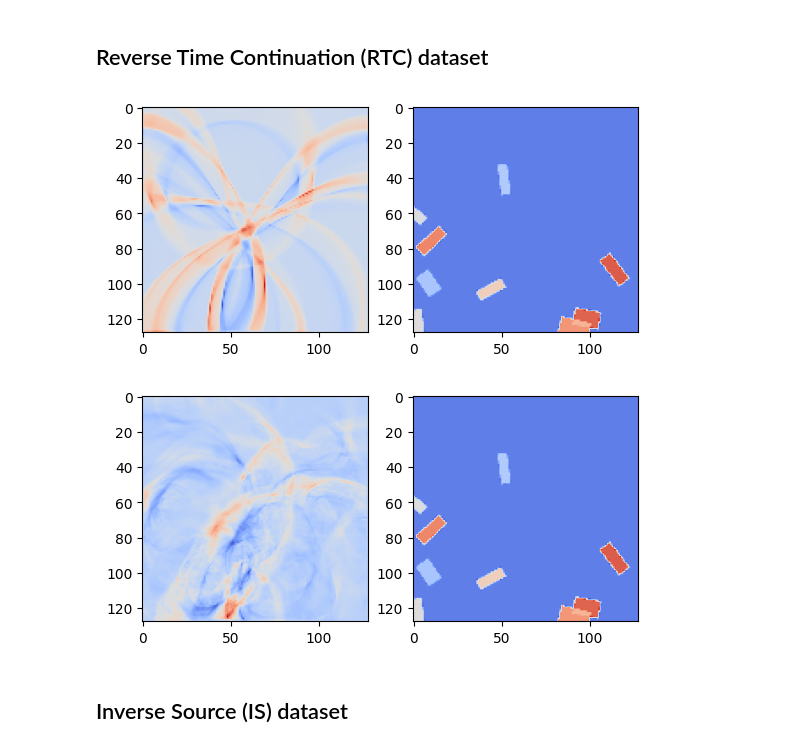
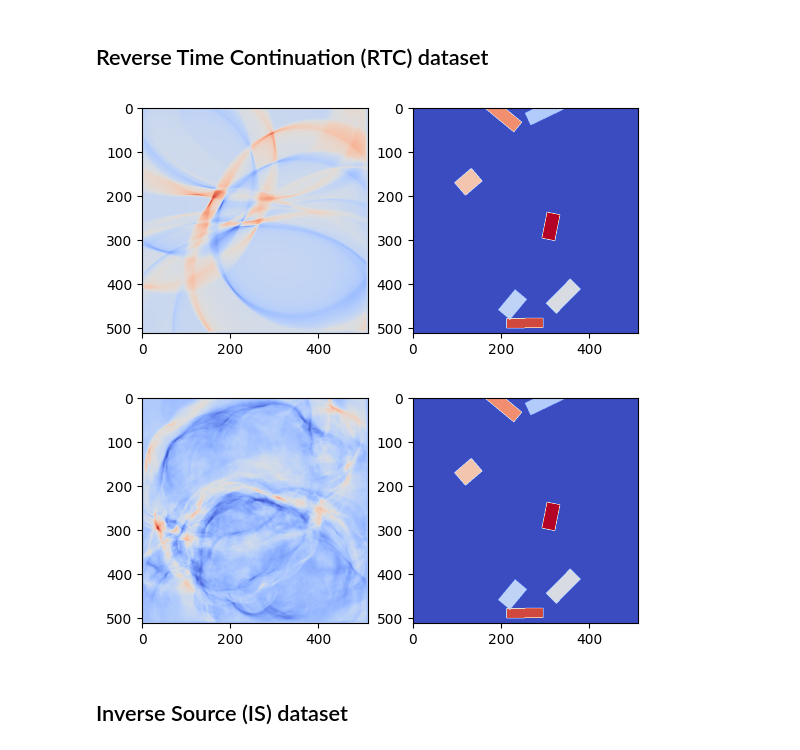
Before and after one commit to wavebench/wavebench, a Jupyter notebook: notebooks/demo-dataloaders.ipynb, the cells around one changed output. Saved outputs shown, nothing was run; the diff lists cells and outputs as text; code cells hidden in the pictures.

```diff
--- a/notebooks/demo-dataloaders.ipynb
+++ b/notebooks/demo-dataloaders.ipynb
@@ -5,18 +65,22 @@ import matplotlib.pyplot as plt
 # %%
 from wavebench.dataloaders.rtc_loader import get_dataloaders_rtc_thick_lines
 
+rtc_loaders = {}
+
 for medium_type in ['gaussian_lens', 'gaussian_random_field']:
   loaders = get_dataloaders_rtc_thick_lines(
-    medium_type=medium_type#'gaussian_lens'
+    medium_type=medium_type,
+    sidelen=512,
   )
 
   idx = 1
   a, b = loaders['train'].dataset.__getitem__(idx)
 
   fig, axes = plt.subplots(1, 2)
 
   axes[0].imshow(a.squeeze().numpy(), cmap='coolwarm')
   axes[1].imshow(b.squeeze().numpy(), cmap='coolwarm')
+  rtc_loaders[medium_type] = loaders
 # %% [output]
-[figure, old version]
+[figure, new version]
-[figure, old version]
+[figure, new version]
```
Also changed, not shown: parts of 11 cells of this notebook, 9 other files.
